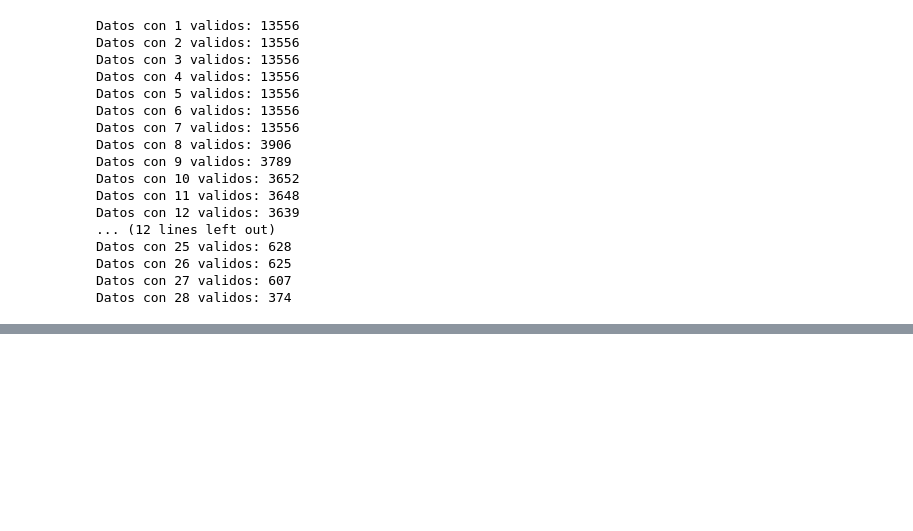
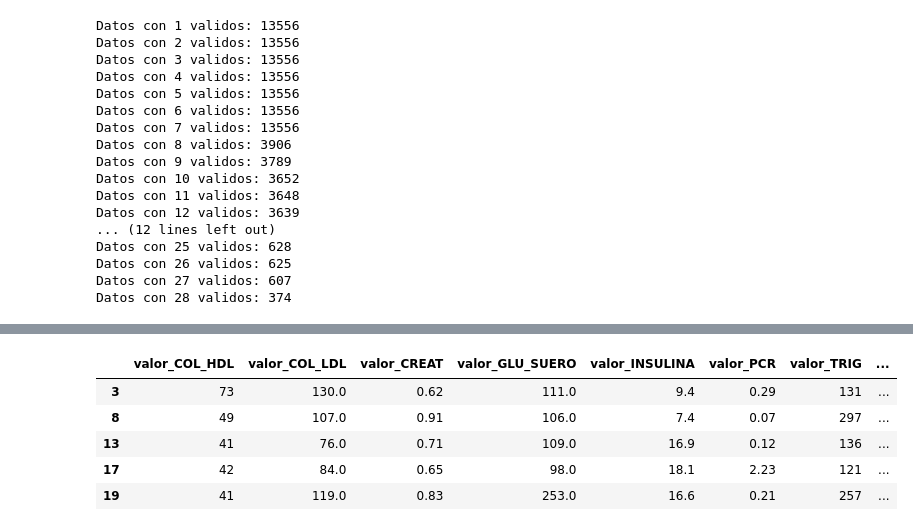
Before and after one commit to JuanPabloDP/Environmental-pollution-and-health-GBN, a Jupyter notebook: scripts/visualizacion.ipynb, the cells around one changed output, grey strips where cells are left out. Cells and saved outputs as stored; diff of their text form; code cells hidden in the pictures; blank space fills up the shorter version.

```diff
--- a/scripts/visualizacion.ipynb
+++ b/scripts/visualizacion.ipynb
@@ -582,0 +675,17 @@ Datos con 28 validos: 374
+# %%
+for col in data.columns:
+    data[col] = (
+        data[col]                # toma la columna
+        .astype(str)             # pasa todo a texto
+        .str.replace(",", ".", regex=False)  # cambia coma por punto
+    )
+    data[col] = pd.to_numeric(data[col], errors="coerce")  # convierte a float
+
+data.head()
+# %% [output]
+|  | valor_COL_HDL | valor_COL_LDL | valor_CREAT | valor_GLU_SUERO | valor_INSULINA | valor_PCR | valor_TRIG | ... |
+| 3 | 73 | 130.0 | 0.62 | 111.0 | 9.4 | 0.29 | 131 | ... |
+| 8 | 49 | 107.0 | 0.91 | 106.0 | 7.4 | 0.07 | 297 | ... |
+| 13 | 41 | 76.0 | 0.71 | 109.0 | 16.9 | 0.12 | 136 | ... |
+| 17 | 42 | 84.0 | 0.65 | 98.0 | 18.1 | 2.23 | 121 | ... |
+| 19 | 41 | 119.0 | 0.83 | 253.0 | 16.6 | 0.21 | 257 | ... |
```
Also changed, not shown: parts of 8 cells of this notebook.
